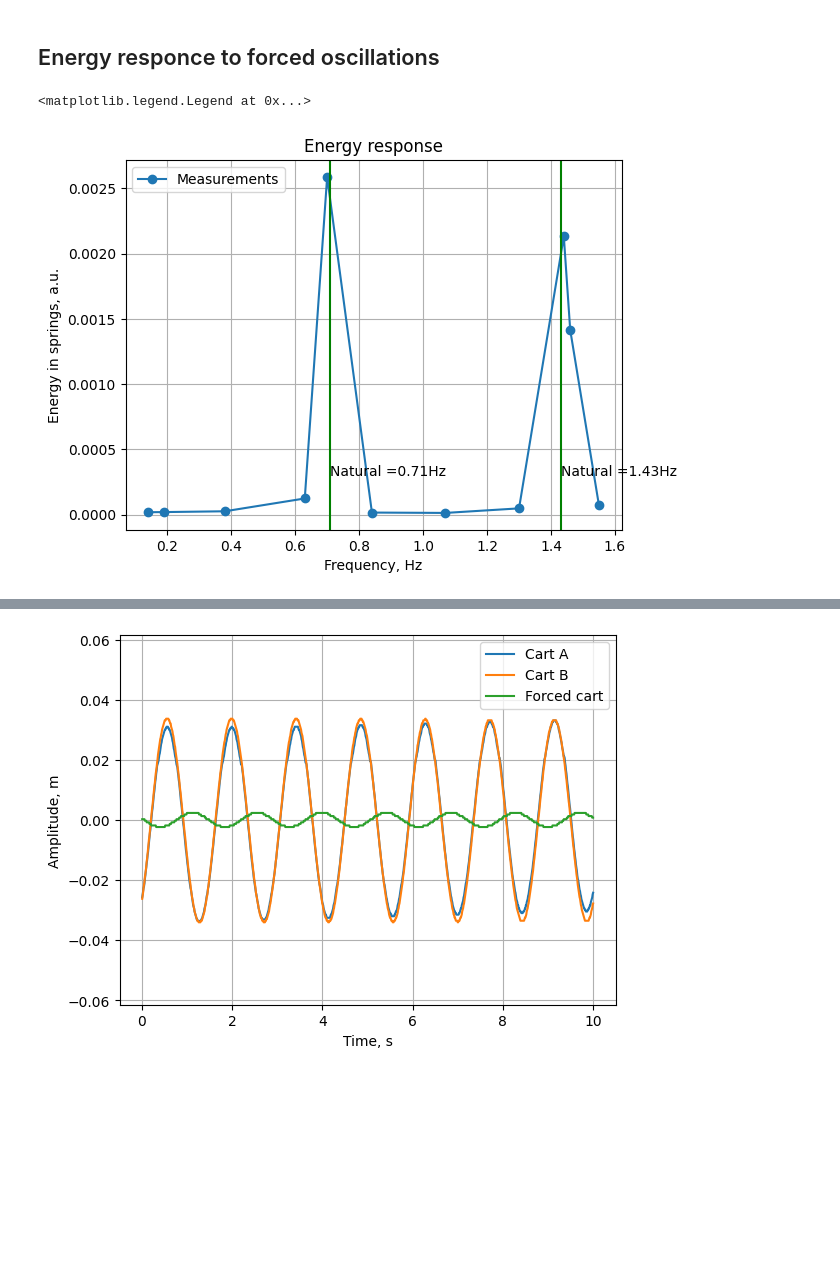
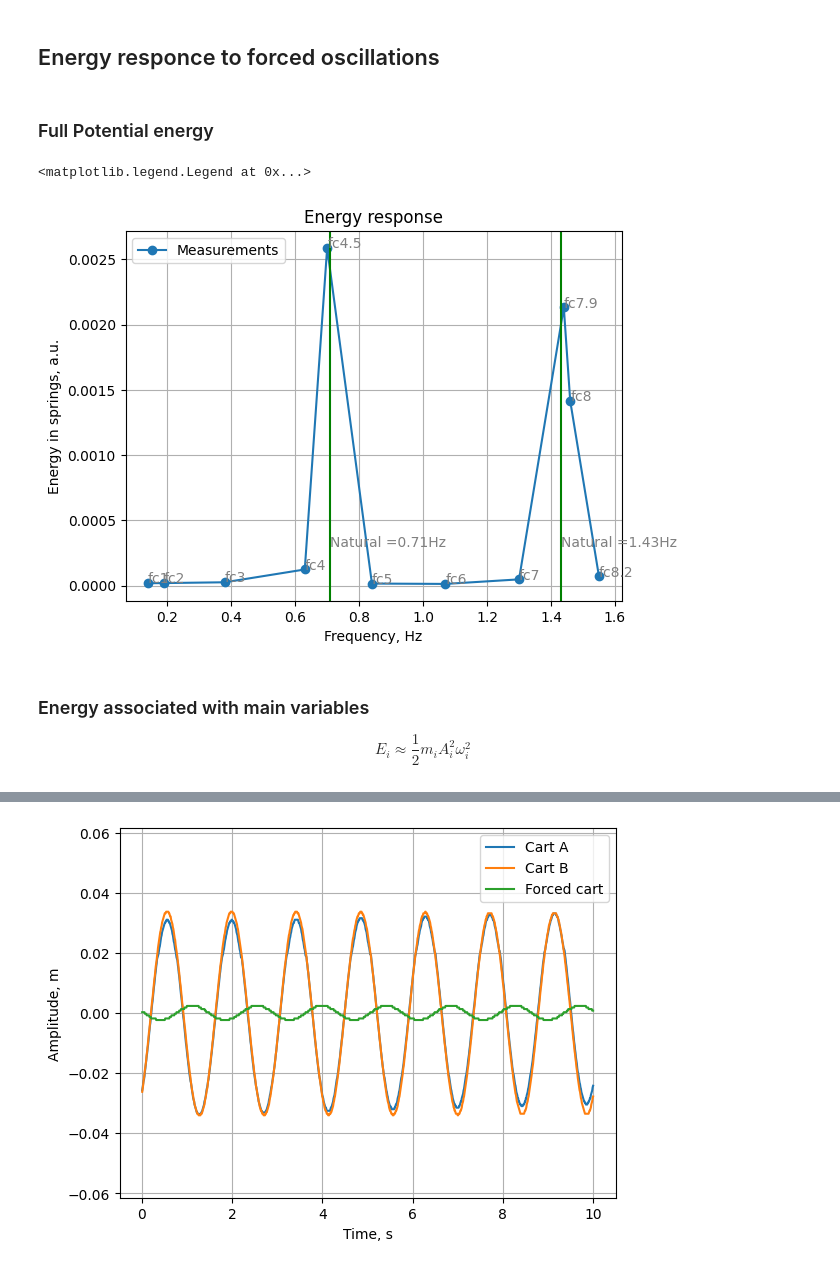
Before and after one commit to evgeny-kolonsky/Lab3_Coupled_Oscillator, a Jupyter notebook: Lab3_Coupled_Oscillator.ipynb, the cells around one changed output, grey strips where cells are left out. Saved outputs shown, nothing was run; the diff lists cells and outputs as text; code cells hidden in the pictures; blank space fills up the shorter version.

```diff
--- a/Lab3_Coupled_Oscillator.ipynb
+++ b/Lab3_Coupled_Oscillator.ipynb
@@ -142,3 +161,6 @@ get_frequency(t,x1, show=True)
 # %% [output]
 0.72
 [figure]
+# %%
+p, k, e = full_energy(x1, x2, show=False)
+print(f'Energy: P {p:.2e}, K {k:.2e}')
@@ -243,16 +277,12 @@ def get_signal3(url, show=True):
     plt.ylim(-length/2, length/2)
     plt.legend()
   return t, x1, x2, x3
-
-
-def potential_energy(x1, x2, x3, show=False):
-  p = kl * x1**2/2
-  p += kc * (x2-x1)**2 /2
-  p += kr * (x2-x3)**2 /2
-  if show:
-    plt.plot(t, phat)
-    plt.plot(t, p)
-    plt.grid()
-    plt.xlabel('Time, s')
-    plt.ylabel('Potential energy, J')
-  return p.mean()
+# %%
+# Mode 1
+url  = 'https://raw.githubusercontent.com/evgeny-kolonsky/Lab3_Coupled_Oscillator/main/fc4.5.txt'
+t, x1, x2, x3 = get_signal3(url, show=False)
+y1, y2 = rotate(x1, x2, show=True)
+e1 = mode_energy(t, y1, m1_eff, freqs_theor[0])
+e2 = mode_energy(t, y2, m2_eff, freqs_theor[1])
+print(f'Energy: e1 {e1:.2e}, e2 {e2:.2e}, Full {e1+e2:.2e}')
+np.mean(np.abs(y1)), np.mean(np.abs(y2))
@@ -259,2 +293,4 @@ def potential_energy(x1, x2, x3, show=False):
 # %% [markdown]
 ## Energy responce to forced oscillations
+# %% [markdown]
+### Full Potential energy
@@ -261,23 +308,31 @@ def potential_energy(x1, x2, x3, show=False):
 # %%
 names = ['fc1', 'fc2', 'fc3', 'fc4', 'fc4.5','fc5', 'fc6', 'fc7', 'fc7.9',  'fc8.2', 'fc8']
 fw = np.array([])
 energy = np.array([])
 for name in names:
   url = f'https://raw.githubusercontent.com/evgeny-kolonsky/Lab3_Coupled_Oscillator/main/{name}.txt'
   t, x1, x2, x3 = get_signal3(url, show=False)
   fw = np.append(fw, get_frequency(t, x3, show=False))
   energy = np.append(energy, potential_energy(x1, x2, x3, show=False))
 
 idx = np.argsort(fw) # sorting
 plt.plot(fw[idx], energy[idx], linestyle='-', marker='o', label='Measurements')
+for ind in idx:
+  plt.annotate(names[ind], xy=(fw[ind], energy[ind]), color='gray')
 plt.grid()
 plt.xlabel('Frequency, Hz')
 plt.ylabel('Energy in springs, a.u.')
 plt.title('Energy response')
 for freq in freqs_theor:
   plt.axvline(freq, c='g')
-  plt.annotate(fr'Natural ={freq:.2f}Hz',xy=(freq, np.mean(energy)/2))
+  plt.annotate(fr'Natural ={freq:.2f}Hz',xy=(freq, np.mean(energy)/2), color='gray')
 plt.legend()
 # %% [output]
 <matplotlib.legend.Legend at 0x...>
-[figure, old version]
+[figure, new version]
+# %% [markdown]
+### Energy associated with main variables
+
+$$
+E_i \approx \frac{1}{2} m_i A_i^2 \omega_i^2
+$$
```
Also changed, not shown: parts of 14 cells of this notebook.
